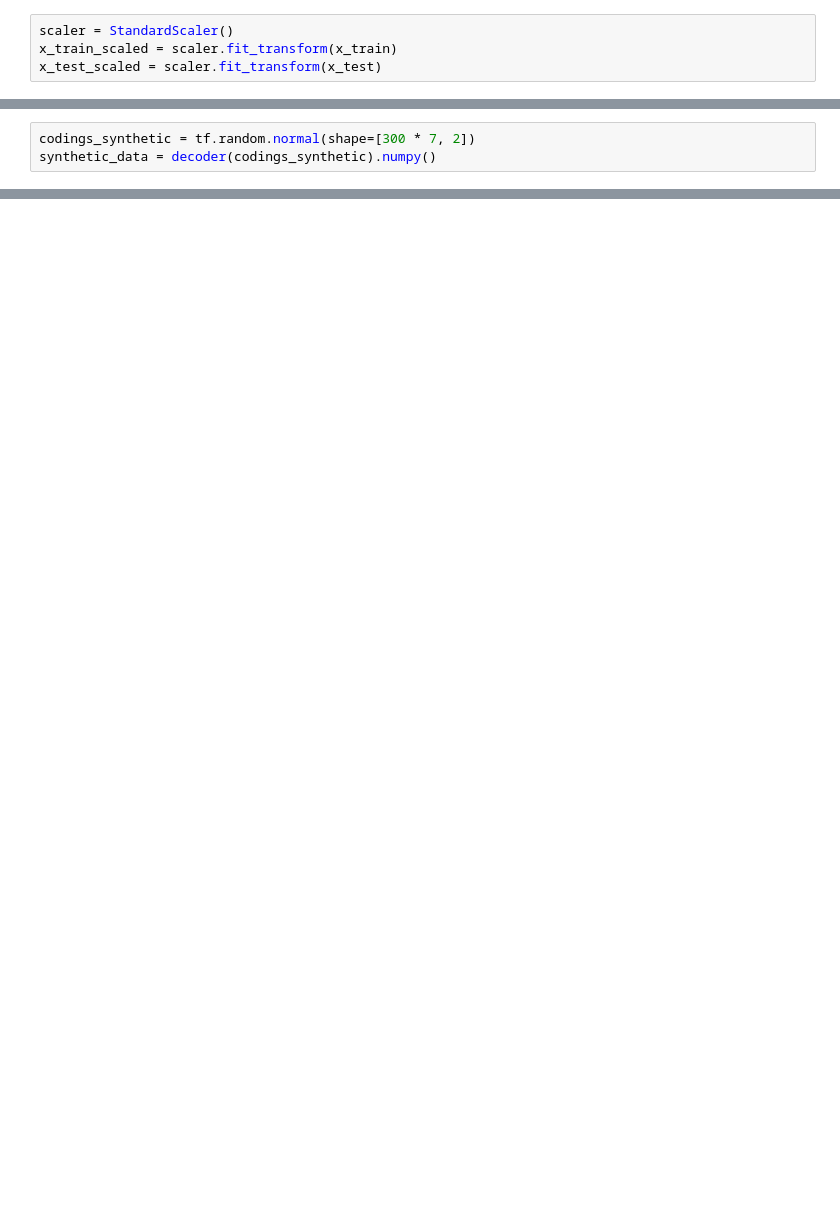
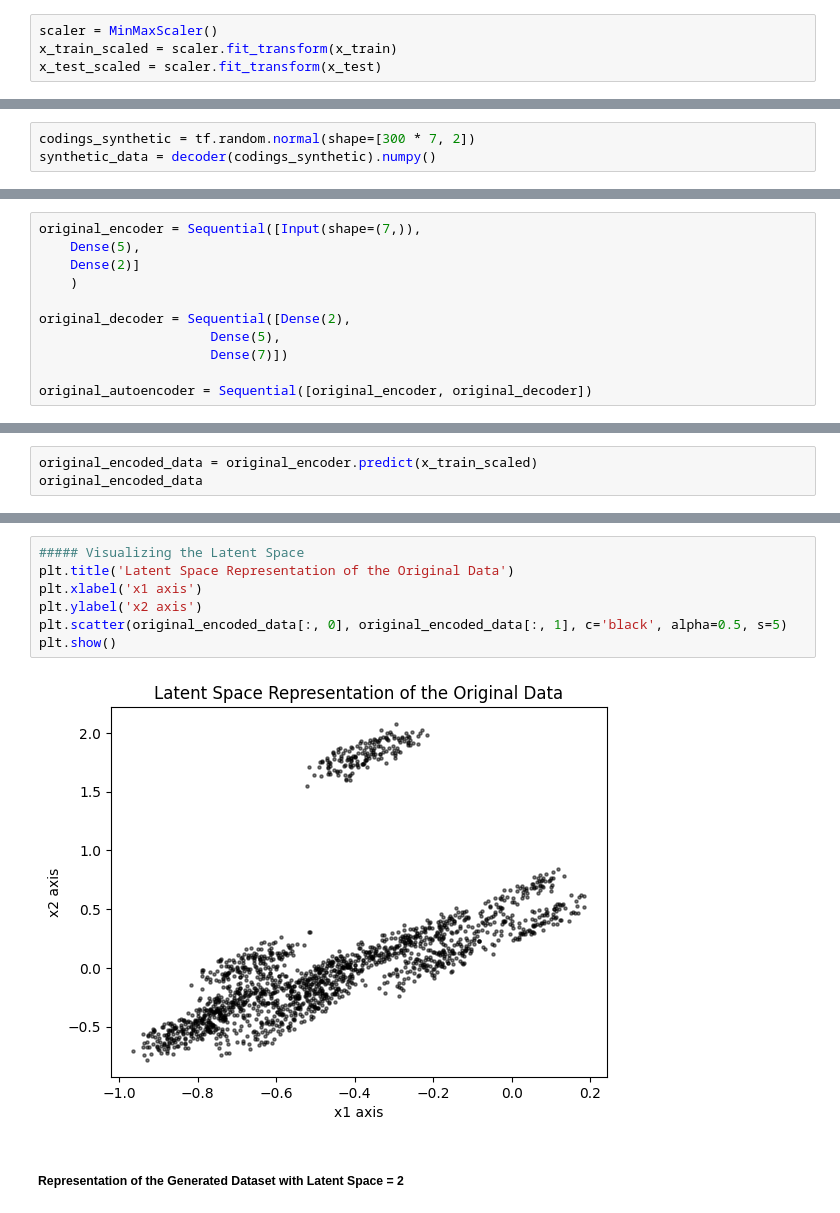
Before and after one commit to oluwafavourmi/Synthetic-Data-Generation, a Jupyter notebook: synthetic_data.ipynb, the cells around one changed output, grey strips where cells are left out. Saved outputs shown, nothing was run; the diff lists cells and outputs as text; blank space fills up the shorter version.

```diff
--- a/synthetic_data.ipynb
+++ b/synthetic_data.ipynb
@@ -142,6 +131,6 @@ x_test.shape
 # %% [output]
 (440, 7)
 # %%
-scaler = StandardScaler()
+scaler = MinMaxScaler()
 x_train_scaled = scaler.fit_transform(x_train)
 x_test_scaled = scaler.fit_transform(x_test)
@@ -205,0 +314,11 @@ x
+# %%
+original_encoder = Sequential([Input(shape=(7,)),
+    Dense(5),
+    Dense(2)]
+    )
+
+original_decoder = Sequential([Dense(2),
+                      Dense(5),
+                      Dense(7)])
+
+original_autoencoder = Sequential([original_encoder, original_decoder])
@@ -205,0 +331,3 @@ x
+# %%
+original_encoded_data = original_encoder.predict(x_train_scaled)
+original_encoded_data
@@ -205,0 +343,11 @@ x
+# %%
+##### Visualizing the Latent Space
+plt.title('Latent Space Representation of the Original Data')
+plt.xlabel('x1 axis')
+plt.ylabel('x2 axis')
+plt.scatter(original_encoded_data[:, 0], original_encoded_data[:, 1], c='black', alpha=0.5, s=5)
+plt.show()
+# %% [output]
+[figure, added]
+# %% [markdown]
+##### Representation of the Generated Dataset with Latent Space = 2
```
Also changed, not shown: parts of 55 cells of this notebook, 6 other files.
